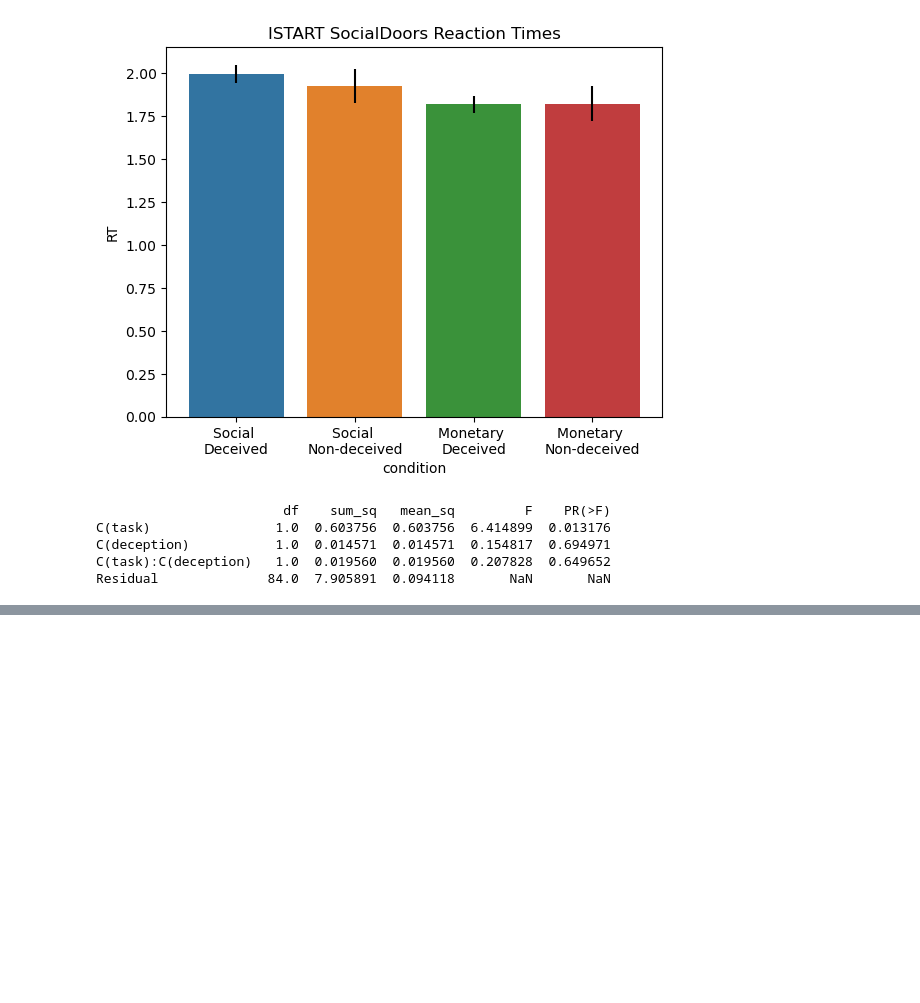
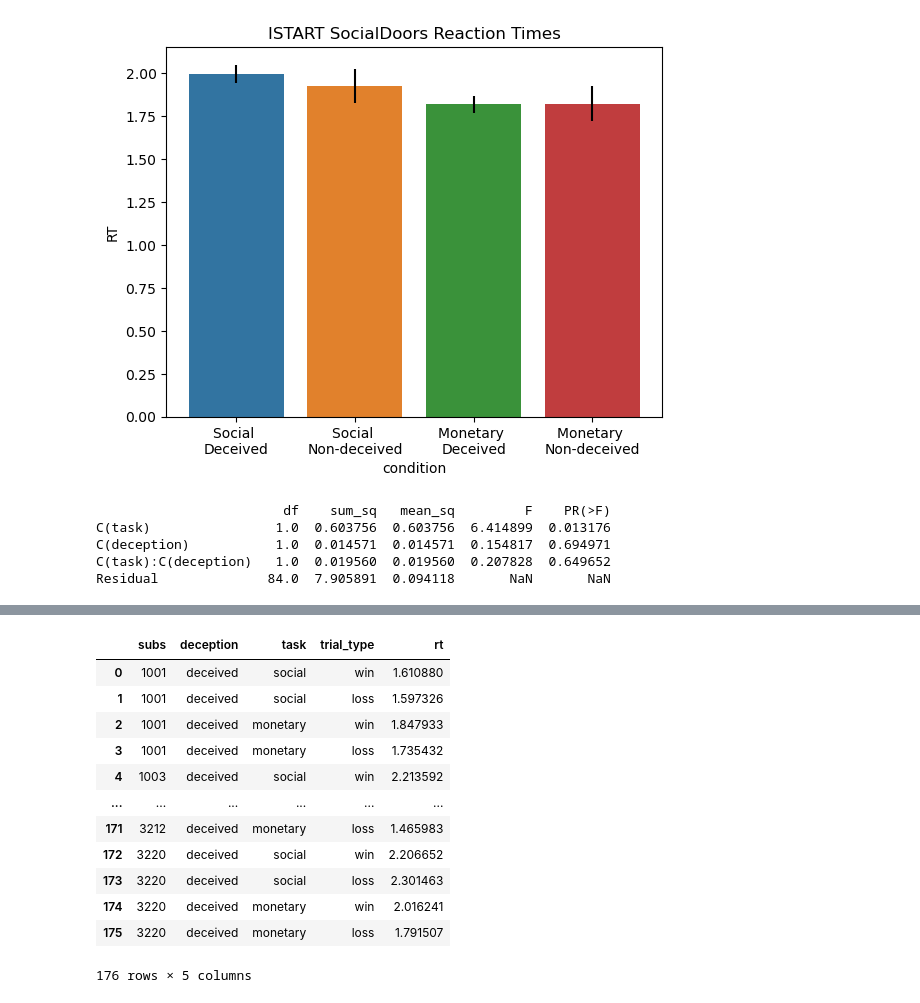
Before and after one commit to DVS-Lab/istart-socdoors, a Jupyter notebook: code/deception_RT-stats.ipynb, the cells around one changed output, grey strips where cells are left out. Drawn from its saved outputs; the diff is of its cells as text; code cells hidden in the pictures; blank space fills up the shorter version.

Commit message:
run 3-way anova

```diff
--- a/code/deception_RT-stats.ipynb
+++ b/code/deception_RT-stats.ipynb
@@ -96,0 +212,39 @@ Residual              84.0  7.905891  0.094118       NaN       NaN
+# %%
+# Organize data for three-way ANOVA
+
+anova_df=pd.DataFrame(columns=['subs','deception','task','trial_type','rt'])
+with open("newsubs.txt","r") as file:
+    subs_list = file.read().splitlines()
+anova_df['subs'] = [sub for sub in subs_list for _ in range(4)]
+anova_df['deception'] = ['deceived' if sub not in nondeceived else 'non-deceived' for sub in subs_list for _ in range (4)]
+tasks = ['social', 'social', 'monetary', 'monetary']
+anova_df['task'] = [task for _ in range(len(subs_list)) for task in tasks]
+trial_type = ['win', 'loss', 'win', 'loss']
+anova_df['trial_type'] = [trial for _ in range(len(subs_list)) for trial in trial_type]
+
+for index, row in anova_df.iterrows():
+    if row['task']=='social' and row['trial_type']=='win':
+        anova_df.loc[index,'rt']=df.set_index('subs').at[row['subs'],'social-win_RT']
+    elif row['task']=='social' and row['trial_type']=='loss':
+        anova_df.loc[index,'rt']=df.set_index('subs').at[row['subs'],'social-loss_RT']
+    if row['task']=='monetary' and row['trial_type']=='win':
+        anova_df.loc[index,'rt']=df.set_index('subs').at[row['subs'],'monetary-win_RT']
+    elif row['task']=='monetary' and row['trial_type']=='loss':
+        anova_df.loc[index,'rt']=df.set_index('subs').at[row['subs'],'monetary-loss_RT']
+anova_df['rt']=anova_df['rt'].astype(float)
+
+anova_df
+# %% [output]
+|  | subs | deception | task | trial_type | rt |
+| 0 | 1001 | deceived | social | win | 1.610880 |
+| 1 | 1001 | deceived | social | loss | 1.597326 |
+| 2 | 1001 | deceived | monetary | win | 1.847933 |
+| 3 | 1001 | deceived | monetary | loss | 1.735432 |
+| 4 | 1003 | deceived | social | win | 2.213592 |
+| ... | ... | ... | ... | ... | ... |
+| 171 | 3212 | deceived | monetary | loss | 1.465983 |
+| 172 | 3220 | deceived | social | win | 2.206652 |
+| 173 | 3220 | deceived | social | loss | 2.301463 |
+| 174 | 3220 | deceived | monetary | win | 2.016241 |
+| 175 | 3220 | deceived | monetary | loss | 1.791507 |
+176 rows × 5 columns
```
Also changed, not shown: parts of 5 cells of this notebook.
